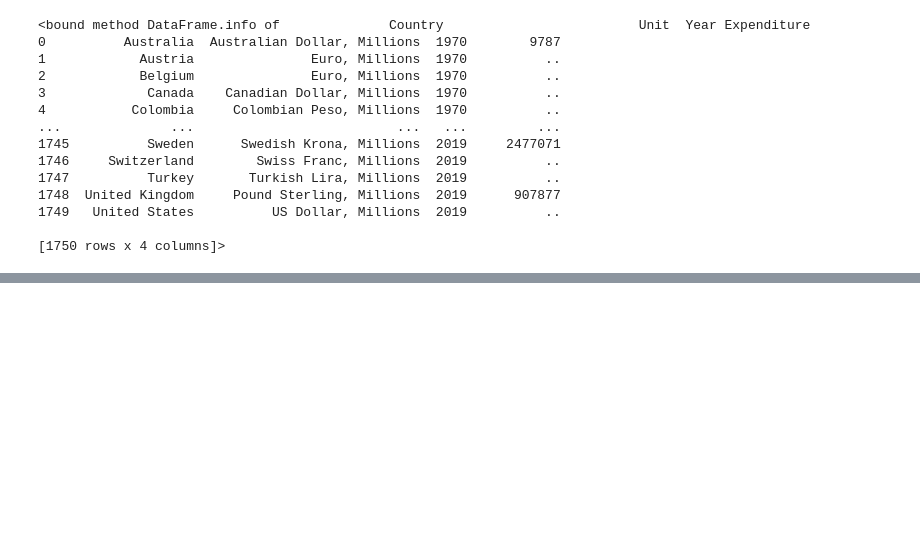
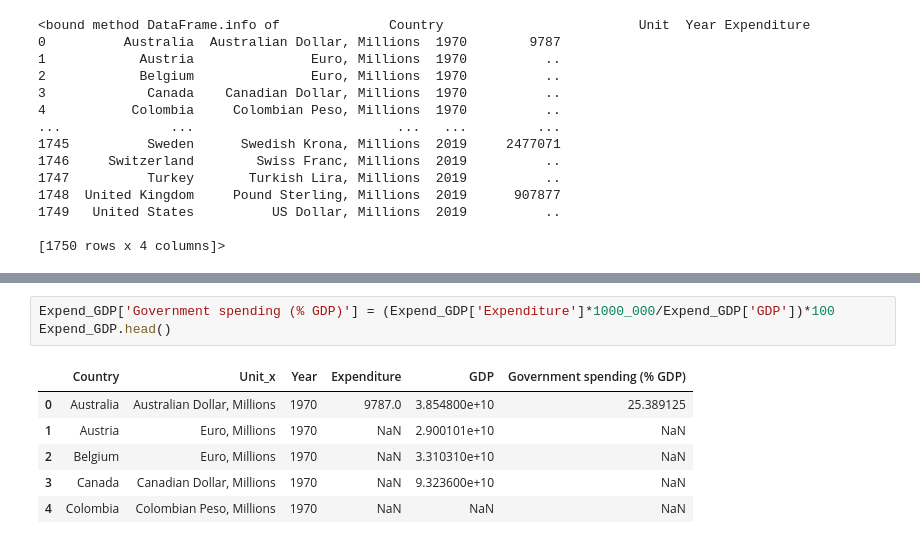
Before and after one commit to odibo1/ECON602, a Jupyter notebook: Government Expenditure.ipynb, the cells around one changed output, grey strips where cells are left out. Saved outputs shown, nothing was run; the diff lists cells and outputs as text; blank space fills up the shorter version.

```diff
--- a/Government Expenditure.ipynb
+++ b/Government Expenditure.ipynb
@@ -228,0 +229,10 @@ Name: GDP, Length: 1750, dtype: object
+# %%
+Expend_GDP['Government spending (% GDP)'] = (Expend_GDP['Expenditure']*1000_000/Expend_GDP['GDP'])*100
+Expend_GDP.head()
+# %% [output]
+|  | Country | Unit_x | Year | Expenditure | GDP | Government spending (% GDP) |
+| 0 | Australia | Australian Dollar, Millions | 1970 | 9787.0 | 3.854800e+10 | 25.389125 |
+| 1 | Austria | Euro, Millions | 1970 | NaN | 2.900101e+10 | NaN |
+| 2 | Belgium | Euro, Millions | 1970 | NaN | 3.310310e+10 | NaN |
+| 3 | Canada | Canadian Dollar, Millions | 1970 | NaN | 9.323600e+10 | NaN |
+| 4 | Colombia | Colombian Peso, Millions | 1970 | NaN | NaN | NaN |
```
Also changed, not shown: parts of 3 cells of this notebook.
